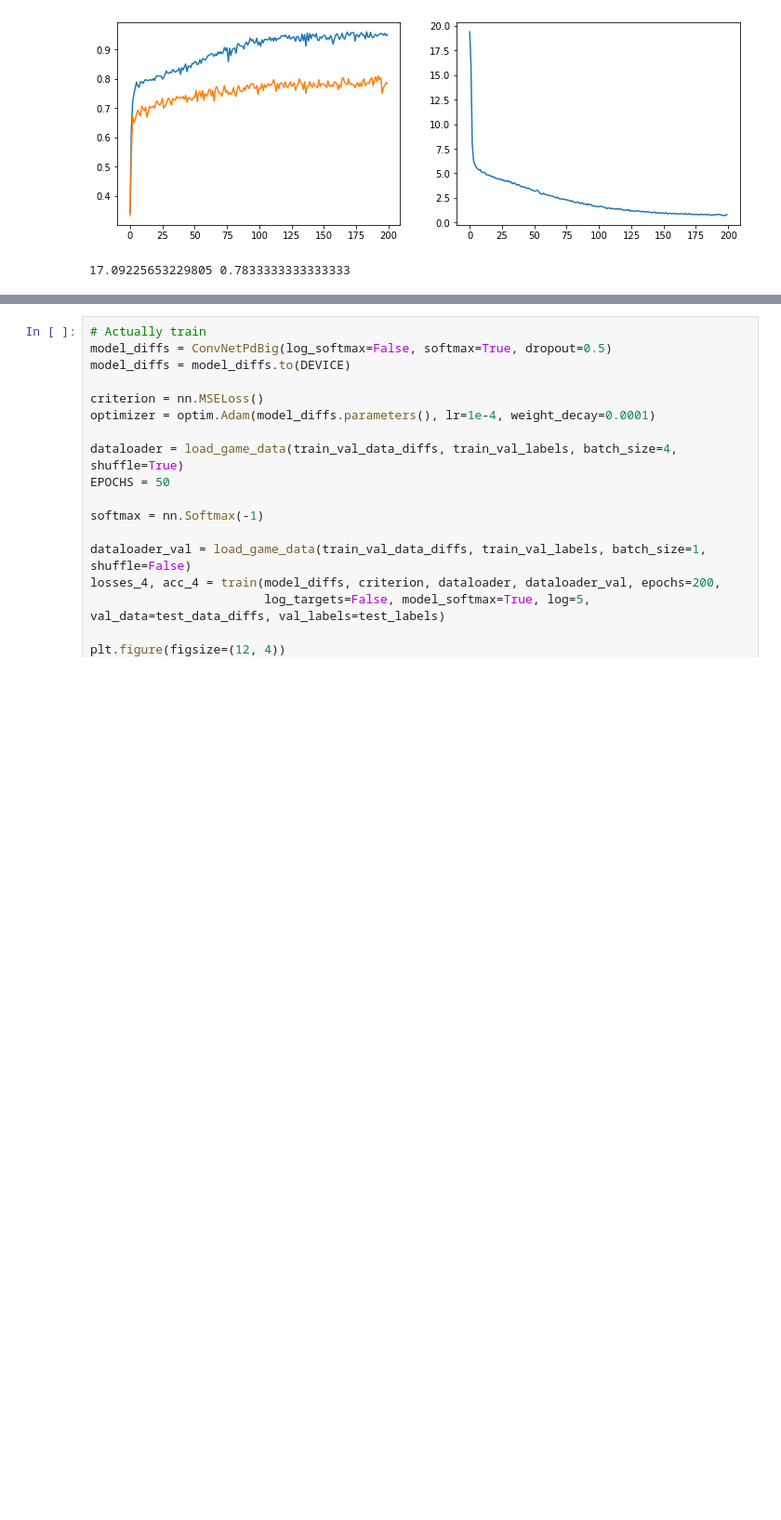
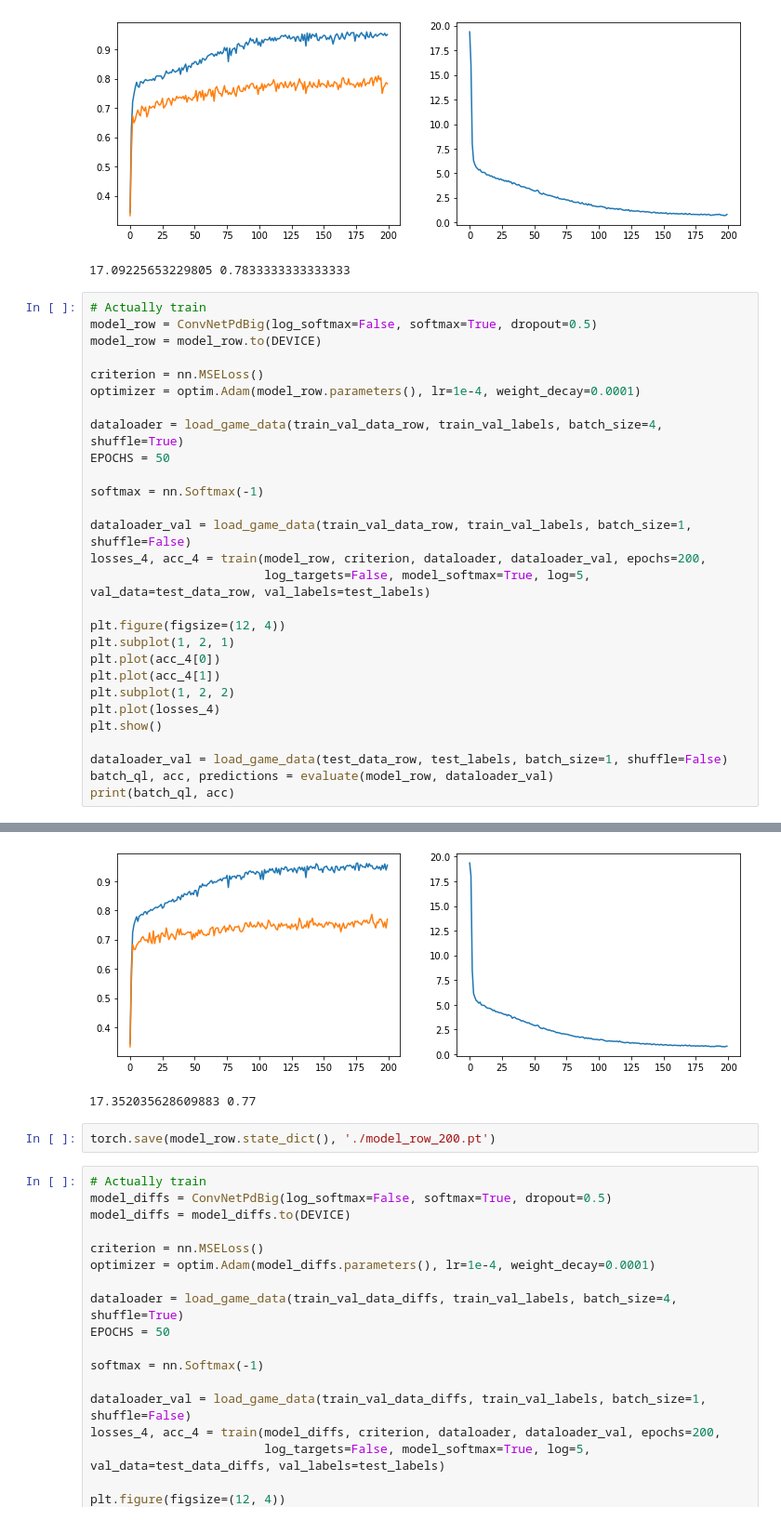
Before and after one commit to mzio/bimatrix-game-net, a Jupyter notebook: notebooks/2.0-mz-convolutional_regression.ipynb, the cells around one changed output, grey strips where cells are left out. Shown at 93% size. Cells and saved outputs as stored; diff of their text form; blank space fills up the shorter version.

```diff
--- a/notebooks/2_0_mz_convolutional_regression.ipynb
+++ b/notebooks/2.0-mz-convolutional_regression.ipynb
@@ -1338,3 +1332,32 @@ Epoch 194 | Training Loss: 0.785509 | Quad Loss: 7.268318 | Acc: 0.955000 | Val
 Epoch 199 | Training Loss: 0.823473 | Quad Loss: 7.216850 | Acc: 0.950833 | Val Quad Loss: 17.092257 | Val Acc: 0.783333
 [figure]
 17.09225653229805 0.7833333333333333
+# %%
+# Actually train
+model_row = ConvNetPdBig(log_softmax=False, softmax=True, dropout=0.5)
+model_row = model_row.to(DEVICE)
+
+criterion = nn.MSELoss()
+optimizer = optim.Adam(model_row.parameters(), lr=1e-4, weight_decay=0.0001)
+
+dataloader = load_game_data(train_val_data_row, train_val_labels, batch_size=4, shuffle=True)
+EPOCHS = 50
+
+softmax = nn.Softmax(-1)
+
+dataloader_val = load_game_data(train_val_data_row, train_val_labels, batch_size=1, shuffle=False)
+losses_4, acc_4 = train(model_row, criterion, dataloader, dataloader_val, epochs=200,
+                        log_targets=False, model_softmax=True, log=5, val_data=test_data_row, val_labels=test_labels)
+
+plt.figure(figsize=(12, 4))
+plt.subplot(1, 2, 1)
+plt.plot(acc_4[0])
+plt.plot(acc_4[1])
+plt.subplot(1, 2, 2)
+plt.plot(losses_4)
+plt.show()
+
+dataloader_val = load_game_data(test_data_row, test_labels, batch_size=1, shuffle=False)
+batch_ql, acc, predictions = evaluate(model_row, dataloader_val)
+print(batch_ql, acc)
+# %% [output]
@@ -1341,3 +1381,7 @@ Epoch 199 | Training Loss: 0.823473 | Quad Loss: 7.216850 | Acc: 0.950833 | Val
+[figure, added]
+17.352035628609883 0.77
+# %%
+torch.save(model_row.state_dict(), './model_row_200.pt')
 # %%
 # Actually train
 model_diffs = ConvNetPdBig(log_softmax=False, softmax=True, dropout=0.5)
```
Also changed, not shown: parts of 26 cells of this notebook.
